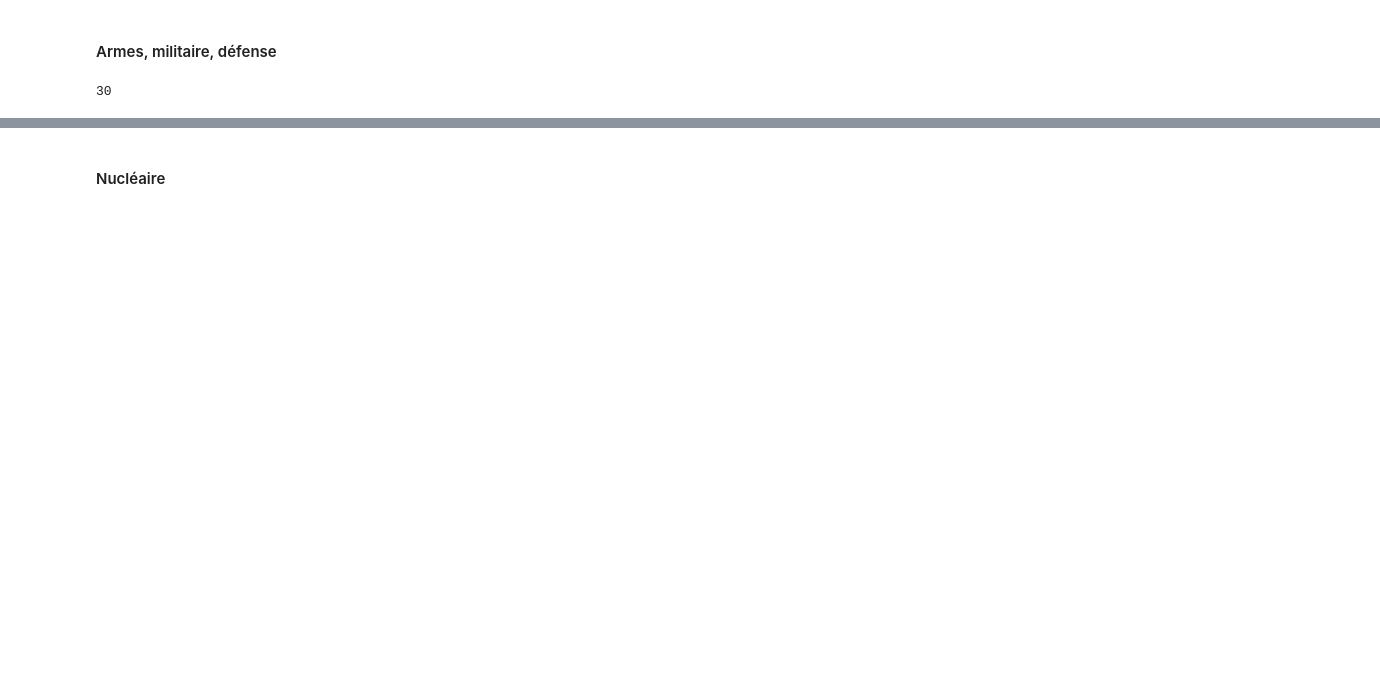
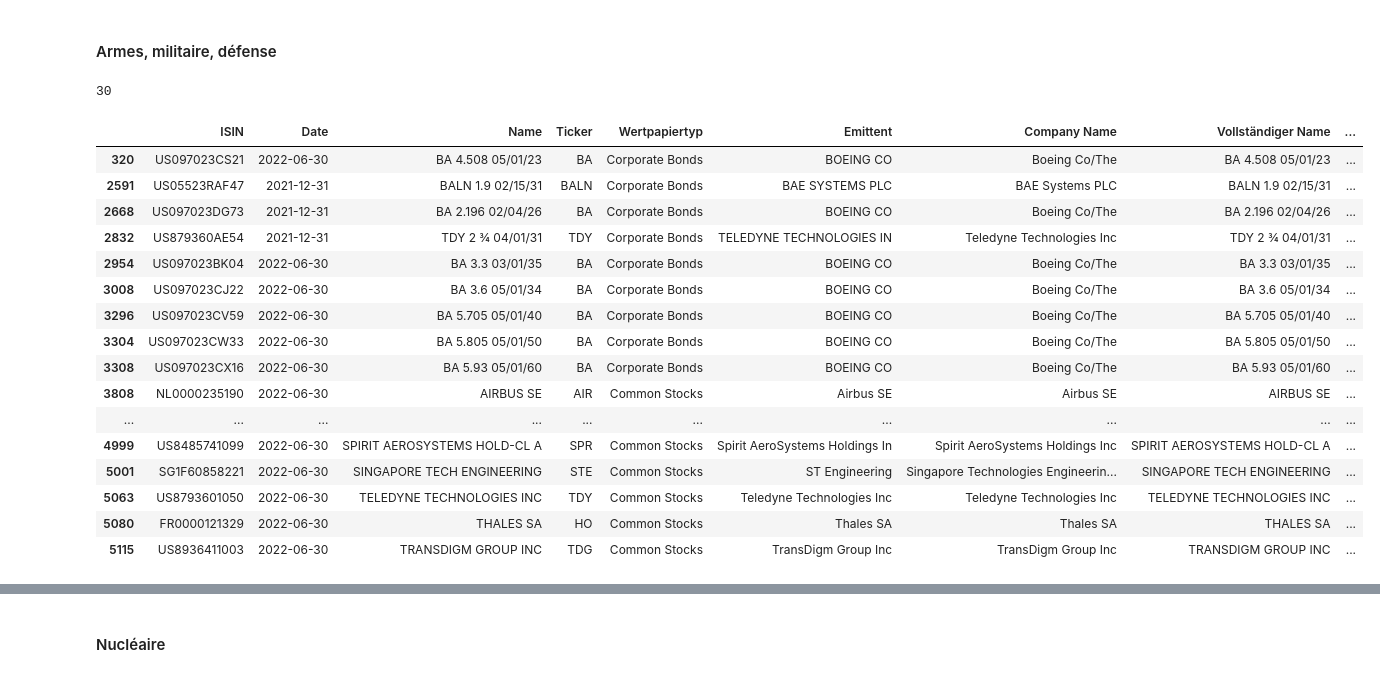
Before and after one commit to tamedia-ddj/2022-12-Compenswiss-Analysis, a Jupyter notebook: 2022-12-Compenswiss-Analysis.ipynb, the cells around one changed output, grey strips where cells are left out. Saved outputs shown, nothing was run; the diff lists cells and outputs as text; code cells hidden in the pictures; blank space fills up the shorter version.

```diff
--- a/2022-12-Compenswiss-Analysis.ipynb
+++ b/2022-12-Compenswiss-Analysis.ipynb
@@ -205,5 +205,25 @@ weapons = df[(df['Gruppe'] == 'Aerospace/Defense') |
 len(weapons)
 # %% [output]
 30
+# %%
+weapons
+# %% [output]
+|  | ISIN | Date | Name | Ticker | Wertpapiertyp | Emittent | Company Name | Vollständiger Name | ... |
+| 320 | US097023CS21 | 2022-06-30 | BA 4.508 05/01/23 | BA | Corporate Bonds | BOEING CO | Boeing Co/The | BA 4.508 05/01/23 | ... |
+| 2591 | US05523RAF47 | 2021-12-31 | BALN 1.9 02/15/31 | BALN | Corporate Bonds | BAE SYSTEMS PLC | BAE Systems PLC | BALN 1.9 02/15/31 | ... |
+| 2668 | US097023DG73 | 2021-12-31 | BA 2.196 02/04/26 | BA | Corporate Bonds | BOEING CO | Boeing Co/The | BA 2.196 02/04/26 | ... |
+| 2832 | US879360AE54 | 2021-12-31 | TDY 2 ¾ 04/01/31 | TDY | Corporate Bonds | TELEDYNE TECHNOLOGIES IN | Teledyne Technologies Inc | TDY 2 ¾ 04/01/31 | ... |
+| 2954 | US097023BK04 | 2022-06-30 | BA 3.3 03/01/35 | BA | Corporate Bonds | BOEING CO | Boeing Co/The | BA 3.3 03/01/35 | ... |
+| 3008 | US097023CJ22 | 2022-06-30 | BA 3.6 05/01/34 | BA | Corporate Bonds | BOEING CO | Boeing Co/The | BA 3.6 05/01/34 | ... |
+| 3296 | US097023CV59 | 2022-06-30 | BA 5.705 05/01/40 | BA | Corporate Bonds | BOEING CO | Boeing Co/The | BA 5.705 05/01/40 | ... |
+| 3304 | US097023CW33 | 2022-06-30 | BA 5.805 05/01/50 | BA | Corporate Bonds | BOEING CO | Boeing Co/The | BA 5.805 05/01/50 | ... |
+| 3308 | US097023CX16 | 2022-06-30 | BA 5.93 05/01/60 | BA | Corporate Bonds | BOEING CO | Boeing Co/The | BA 5.93 05/01/60 | ... |
+| 3808 | NL0000235190 | 2022-06-30 | AIRBUS SE | AIR | Common Stocks | Airbus SE | Airbus SE | AIRBUS SE | ... |
+| ... | ... | ... | ... | ... | ... | ... | ... | ... | ... |
+| 4999 | US8485741099 | 2022-06-30 | SPIRIT AEROSYSTEMS HOLD-CL A | SPR | Common Stocks | Spirit AeroSystems Holdings In | Spirit AeroSystems Holdings Inc | SPIRIT AEROSYSTEMS HOLD-CL A | ... |
+| 5001 | SG1F60858221 | 2022-06-30 | SINGAPORE TECH ENGINEERING | STE | Common Stocks | ST Engineering | Singapore Technologies Engineerin... | SINGAPORE TECH ENGINEERING | ... |
+| 5063 | US8793601050 | 2022-06-30 | TELEDYNE TECHNOLOGIES INC | TDY | Common Stocks | Teledyne Technologies Inc | Teledyne Technologies Inc | TELEDYNE TECHNOLOGIES INC | ... |
+| 5080 | FR0000121329 | 2022-06-30 | THALES SA | HO | Common Stocks | Thales SA | Thales SA | THALES SA | ... |
+| 5115 | US8936411003 | 2022-06-30 | TRANSDIGM GROUP INC | TDG | Common Stocks | TransDigm Group Inc | TransDigm Group Inc | TRANSDIGM GROUP INC | ... |
 # %%
 weapons['Market Value CHF'].sum()
```
Also changed, not shown: parts of 53 cells of this notebook.
